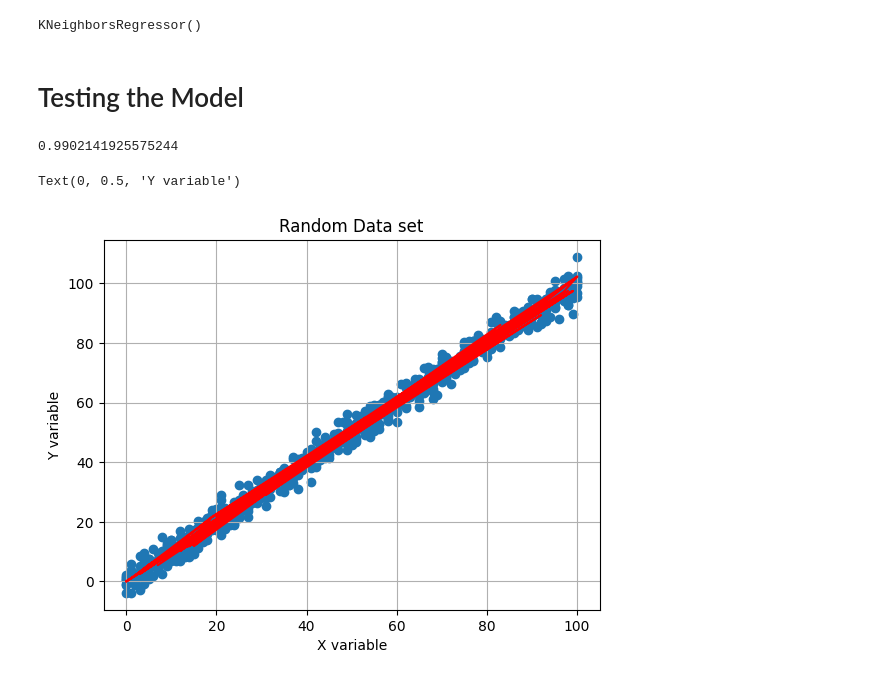
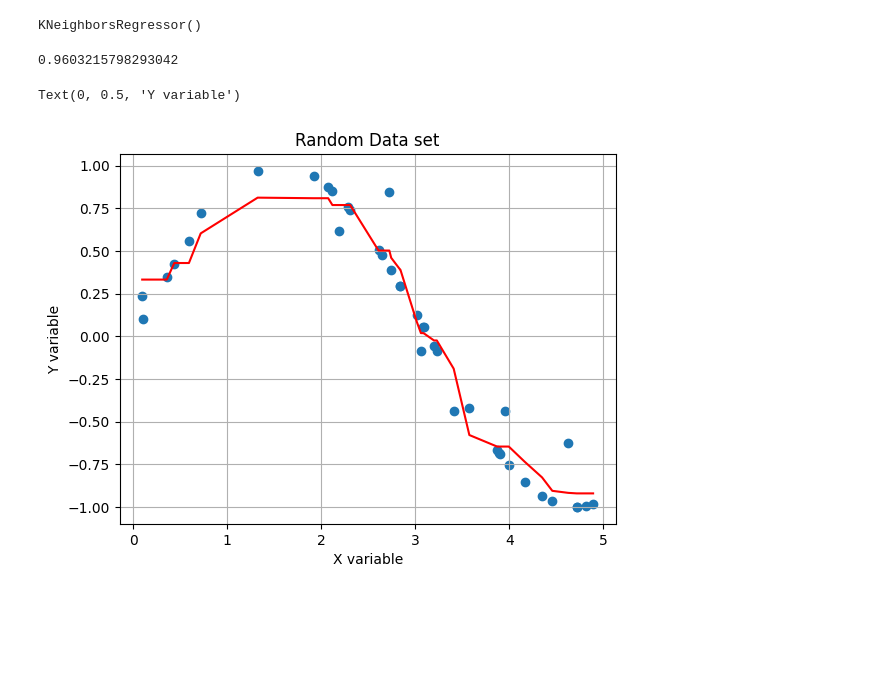
Before and after one commit to yashkarambe/Machine_learning, a Jupyter notebook: KNN/Regression/KNN_regression.ipynb, the cells around one changed output. Drawn from its saved outputs; the diff is of its cells as text; code cells hidden in the pictures; blank space fills up the shorter version.

```diff
--- a/KNN/Regression/KNN_regression.ipynb
+++ b/KNN/Regression/KNN_regression.ipynb
@@ -30,3 +11,12 @@ df.dropna(inplace=True)
+# %%
+
+np.random.seed(0)
+X = np.sort(5 * np.random.rand(40, 1), axis=0)
+T = np.linspace(0, 5, 500)[:, np.newaxis]
+y = np.sin(X).ravel()
+
+# Add noise to targets
+y[::5] += 1 * (0.5 - np.random.rand(8))
 # %% [markdown]
 # visulizing Data
 # %%
@@ -44,24 +32,22 @@ x_train , x_test , y_train , y_test = train_test_split(df.drop(['y'],axis=1).to_
 # Training the Model
 # %%
 knn = KNeighborsRegressor(n_neighbors=5)
-knn.fit(x_train,y_train)
+knn.fit(X,y)
 # %% [output]
 KNeighborsRegressor()
-# %% [markdown]
-# Testing the Model
 # %%
-y_pred = knn.predict(x_test)
+y_pred = knn.predict(X)
 # %%
-r2_score(y_pred,y_test)
+r2_score(y_pred,y)
 # %% [output]
-0.9902141925575244
+0.9603215798293042
 # %%
-plt.plot(x_test,y_pred ,color="red")
-plt.scatter(df.iloc[:,0:1],df.iloc[:,1:2])
+plt.plot(X,y_pred ,color="red")
+plt.scatter(X,y)
 plt.grid()
 plt.title("Random Data set")
 plt.xlabel("X variable")
 plt.ylabel("Y variable")
 # %% [output]
 Text(0, 0.5, 'Y variable')
-[figure, old version]
+[figure, new version]
```
Also changed, not shown: parts of 6 cells of this notebook, 1 other file.
